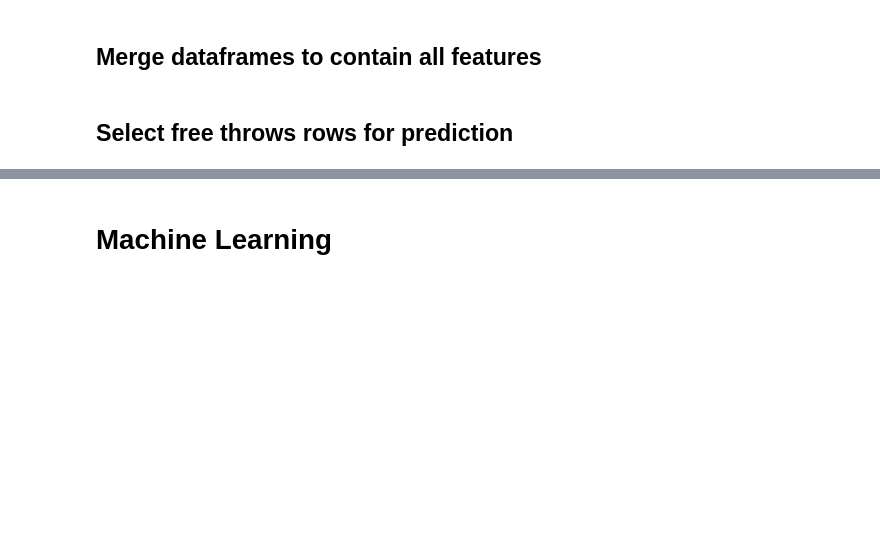
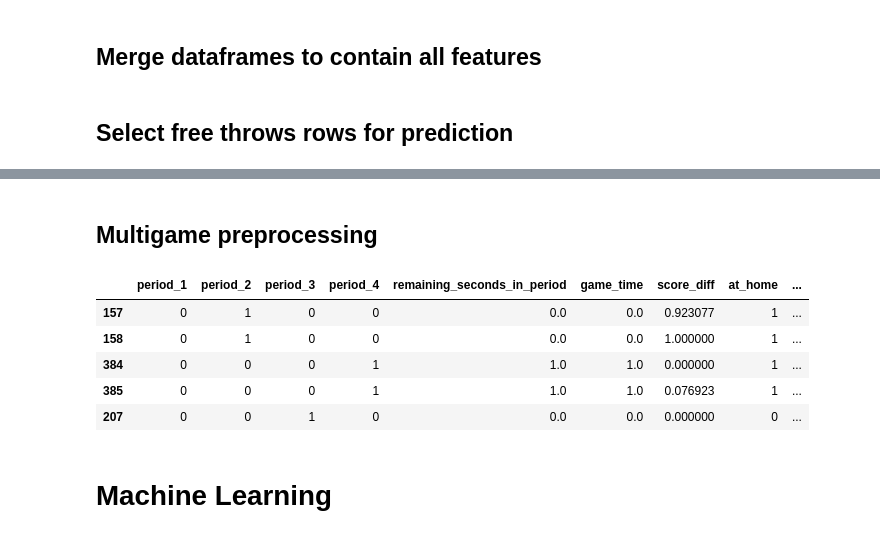
Before and after one commit to aychid/free-throw-predictor, a Jupyter notebook: LBJ_ft_scraper.ipynb, the cells around one changed output, grey strips where cells are left out. Saved outputs shown, nothing was run; the diff lists cells and outputs as text; code cells hidden in the pictures; blank space fills up the shorter version.

```diff
--- a/LBJ_ft_scraper.ipynb
+++ b/LBJ_ft_scraper.ipynb
@@ -205,0 +194,21 @@ free_throws
+# %% [markdown]
+## Multigame preprocessing
+# %%
+def drop_cols(df):
+    columns = ['away_team', 'home_team', 'away_score', 'home_score', 'description', 'relevant_team', 'period_type', "event_id"]
+    df["at_home"] = df["at_home"].astype(int)
+    return df.drop(columns=columns)
+
+def scale_cols(df):
+    cols_to_scale = ['remaining_seconds_in_period', 'score_diff',
+                 'cumulative_field_goals_made', 'cumulative_field_goals_attempted',
+                 'game_time']
+    df[cols_to_scale] = MinMaxScaler().fit_transform(df[cols_to_scale])
+    return df
+
+def one_hot_encode(df):
+    all_periods = [1,2,3,4]
+    dum_df = pd.get_dummies(df["period"], prefix="period", dtype=int).reindex(columns=[f"period_{p}" for p in all_periods], fill_value=0)
+    dum_df = dum_df.join(df)
+    df = dum_df.drop(columns=["period"])
+    return df
@@ -206,3 +227,12 @@ free_throws
+# %%
+agglomerated_df.head(5)
+# %% [output]
+|  | period_1 | period_2 | period_3 | period_4 | remaining_seconds_in_period | game_time | score_diff | at_home | ... |
+| 157 | 0 | 1 | 0 | 0 | 0.0 | 0.0 | 0.923077 | 1 | ... |
+| 158 | 0 | 1 | 0 | 0 | 0.0 | 0.0 | 1.000000 | 1 | ... |
+| 384 | 0 | 0 | 0 | 1 | 1.0 | 1.0 | 0.000000 | 1 | ... |
+| 385 | 0 | 0 | 0 | 1 | 1.0 | 1.0 | 0.076923 | 1 | ... |
+| 207 | 0 | 0 | 1 | 0 | 0.0 | 0.0 | 0.000000 | 0 | ... |
 # %% [markdown]
 # Machine Learning
 # %% [markdown]
```
Also changed, not shown: parts of 22 cells of this notebook, 1 other file.
